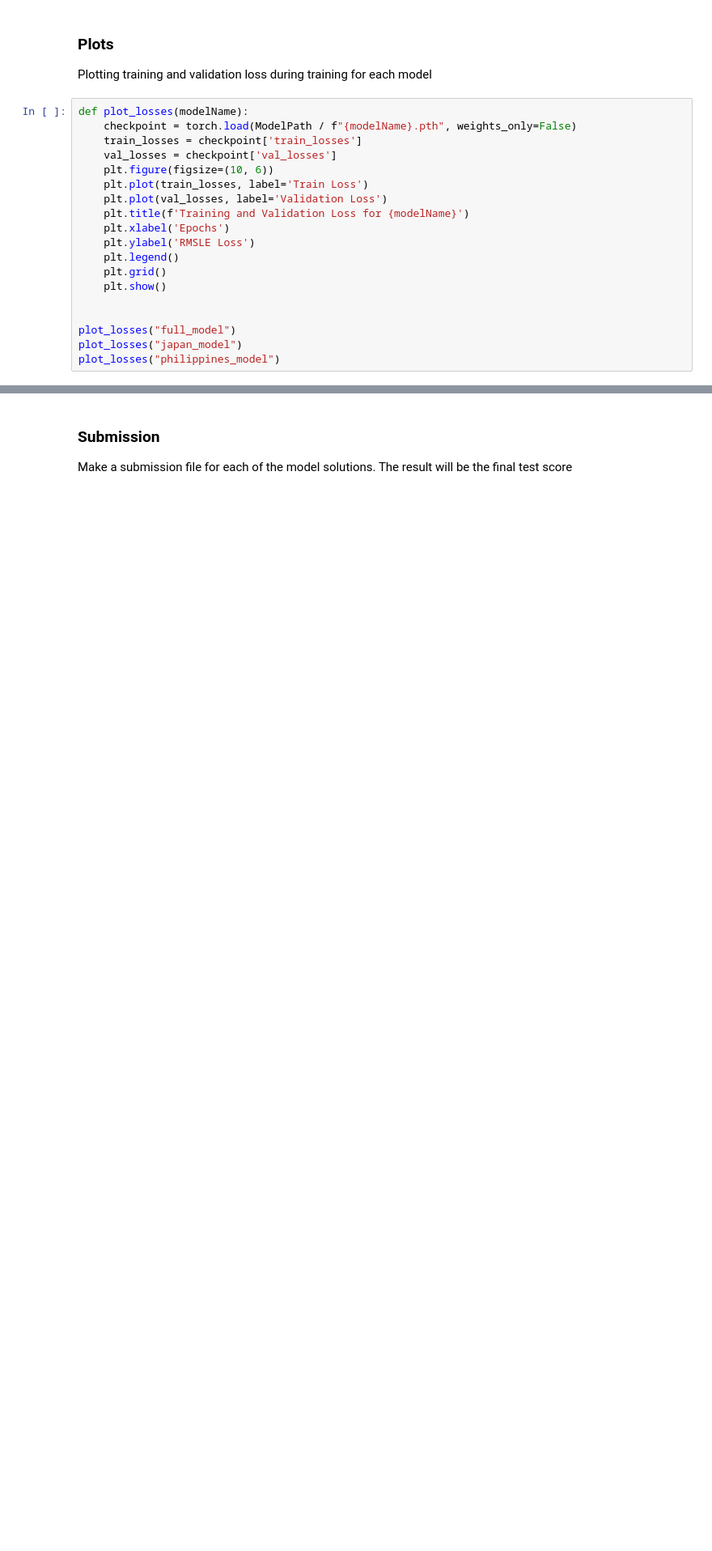
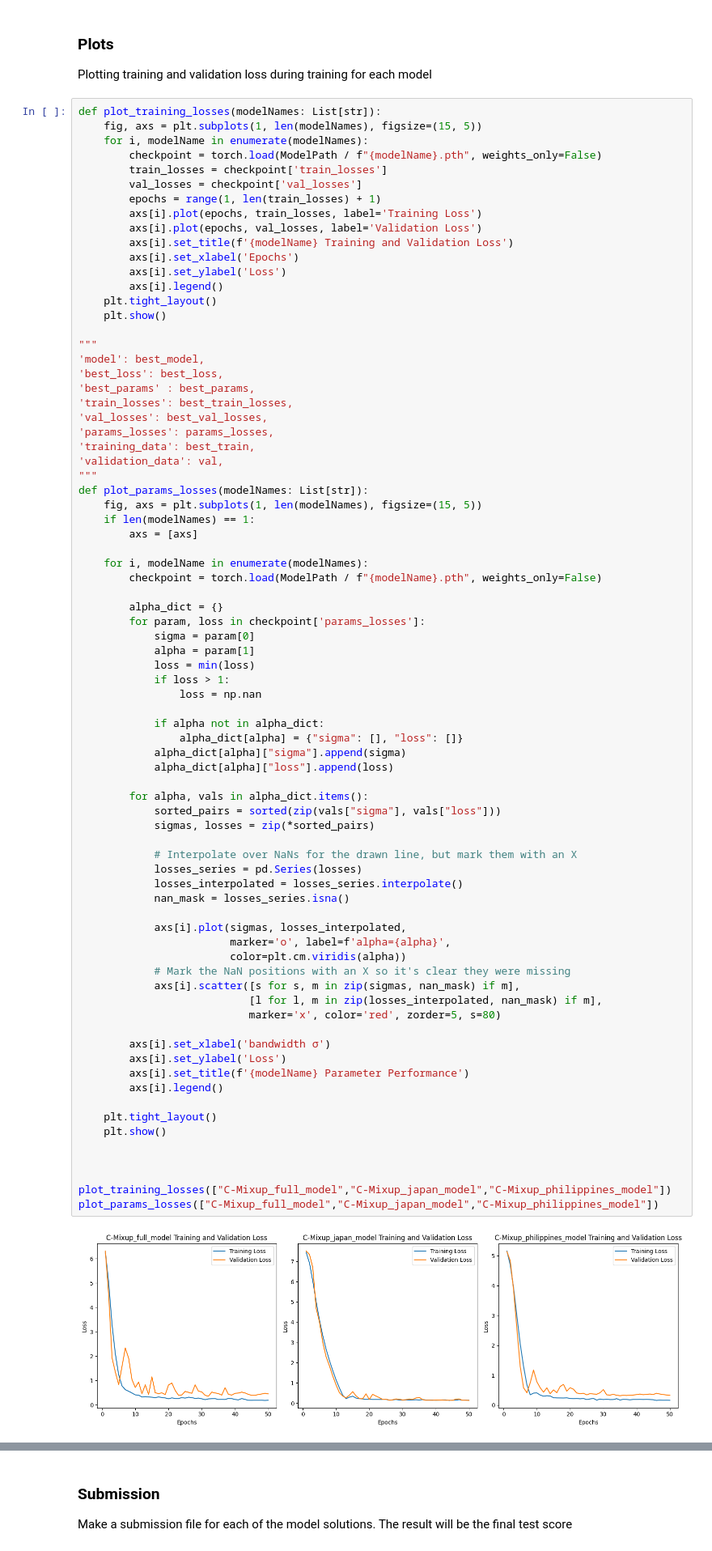
Before and after one commit to Nicolai-Andersen/Construction-Cost-Prediction, a Jupyter notebook: Notebooks/C-Mixup.ipynb, the cells around one changed output, grey strips where cells are left out. Shown at 81% size. Drawn from its saved outputs; the diff is of its cells as text; blank space fills up the shorter version.

Commit message:
Completed C-Mixup training

```diff
--- a/Notebooks/C-Mixup.ipynb
+++ b/Notebooks/C-Mixup.ipynb
@@ -872,21 +818,81 @@ print(f"Combined loss for jp and ph: {combined_loss}")
 ### Plots
 Plotting training and validation loss during training for each model
 # %%
-def plot_losses(modelName):
-    checkpoint = torch.load(ModelPath / f"{modelName}.pth", weights_only=False)
-    train_losses = checkpoint['train_losses']
-    val_losses = checkpoint['val_losses']
-    plt.figure(figsize=(10, 6))
-    plt.plot(train_losses, label='Train Loss')
-    plt.plot(val_losses, label='Validation Loss')
-    plt.title(f'Training and Validation Loss for {modelName}')
-    plt.xlabel('Epochs')
-    plt.ylabel('RMSLE Loss')
-    plt.legend()
-    plt.grid()
+def plot_training_losses(modelNames: List[str]):
+    fig, axs = plt.subplots(1, len(modelNames), figsize=(15, 5))
+    for i, modelName in enumerate(modelNames):
+        checkpoint = torch.load(ModelPath / f"{modelName}.pth", weights_only=False)
+        train_losses = checkpoint['train_losses']
+        val_losses = checkpoint['val_losses']
+        epochs = range(1, len(train_losses) + 1)
+        axs[i].plot(epochs, train_losses, label='Training Loss')
+        axs[i].plot(epochs, val_losses, label='Validation Loss')
+        axs[i].set_title(f'{modelName} Training and Validation Loss')
+        axs[i].set_xlabel('Epochs')
+        axs[i].set_ylabel('Loss')
+        axs[i].legend()
+    plt.tight_layout()
+    plt.show()
+
+"""
+'model': best_model,
+'best_loss': best_loss,
+'best_params' : best_params,
+'train_losses': best_train_losses,
+'val_losses': best_val_losses,
+'params_losses': params_losses,
+'training_data': best_train,
+'validation_data': val,
+"""
+def plot_params_losses(modelNames: List[str]):
+    fig, axs = plt.subplots(1, len(modelNames), figsize=(15, 5))
+    if len(modelNames) == 1:
+        axs = [axs]
+
+    for i, modelName in enumerate(modelNames):
+        checkpoint = torch.load(ModelPath / f"{modelName}.pth", weights_only=False)
+
+        alpha_dict = {}
+        for param, loss in checkpoint['params_losses']:
+            sigma = param[0]
+            alpha = param[1]
+            loss = min(loss)
+            if loss > 1:
+                loss = np.nan
+
+            if alpha not in alpha_dict:
+                alpha_dict[alpha] = {"sigma": [], "loss": []}
+            alpha_dict[alpha]["sigma"].append(sigma)
+            alpha_dict[alpha]["loss"].append(loss)
+
+        for alpha, vals in alpha_dict.items():
+            sorted_pairs = sorted(zip(vals["sigma"], vals["loss"]))
+            sigmas, losses = zip(*sorted_pairs)
+
+            # Interpolate over NaNs for the drawn line, but mark them with an X
+            losses_series = pd.Series(losses)
+            losses_interpolated = losses_series.interpolate()
+            nan_mask = losses_series.isna()
+
+            axs[i].plot(sigmas, losses_interpolated,
+                        marker='o', label=f'alpha={alpha}',
+                        color=plt.cm.viridis(alpha))
+            # Mark the NaN positions with an X so it's clear they were missing
+            axs[i].scatter([s for s, m in zip(sigmas, nan_mask) if m],
+                           [l for l, m in zip(losses_interpolated, nan_mask) if m],
+                           marker='x', color='red', zorder=5, s=80)
+
+        axs[i].set_xlabel('bandwidth σ')
+        axs[i].set_ylabel('Loss')
+        axs[i].set_title(f'{modelName} Parameter Performance')
+        axs[i].legend()
+
+    plt.tight_layout()
     plt.show()
 
 
-plot_losses("full_model")
-plot_losses("japan_model")
-plot_losses("philippines_model")
+
+plot_training_losses(["C-Mixup_full_model","C-Mixup_japan_model","C-Mixup_philippines_model"])
+plot_params_losses(["C-Mixup_full_model","C-Mixup_japan_model","C-Mixup_philippines_model"])
+# %% [output]
+[figure, added]
```
Also changed, not shown: parts of 21 cells of this notebook, 5 other files.
